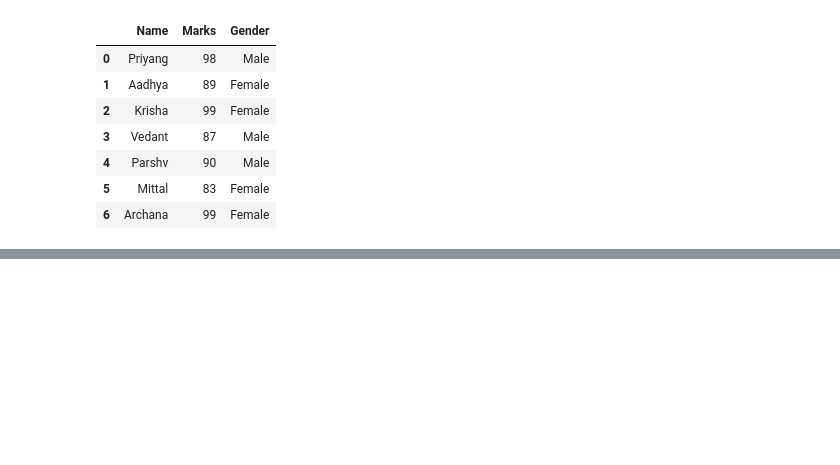
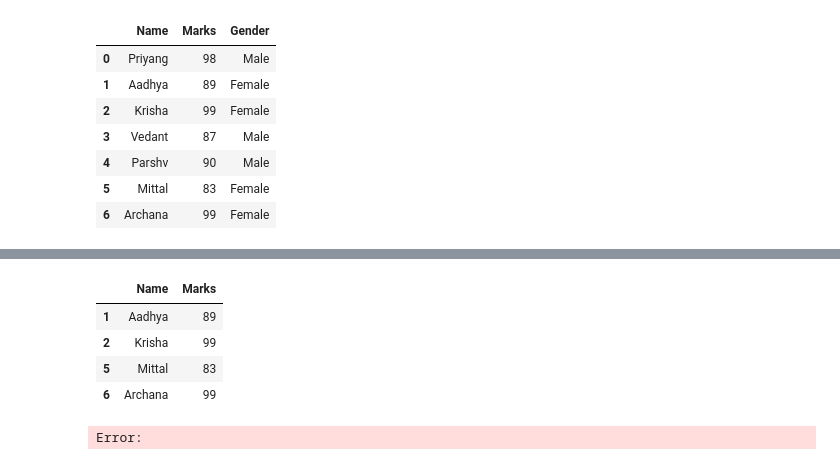
Before and after one commit to minhhi68/Python-MiniProjects, a Jupyter notebook: WarmUpExercise.ipynb, the cells around one changed output, grey strips where cells are left out. Saved outputs shown, nothing was run; the diff lists cells and outputs as text; code cells hidden in the pictures; blank space fills up the shorter version.

```diff
--- a/WarmUpExercise.ipynb
+++ b/WarmUpExercise.ipynb
@@ -255,0 +288,10 @@ df1.drop('Male_Female', axis=1)
+# %%
+#display name and marks of female students only
+df1[df1['Gender'] == 'Female'][['Name', 'Marks']]
+# %% [output]
+|  | Name | Marks |
+| 1 | Aadhya | 89 |
+| 2 | Krisha | 99 |
+| 5 | Mittal | 83 |
+| 6 | Archana | 99 |
+Error:
```
Also changed, not shown: parts of 4 cells of this notebook, 2 other files.
